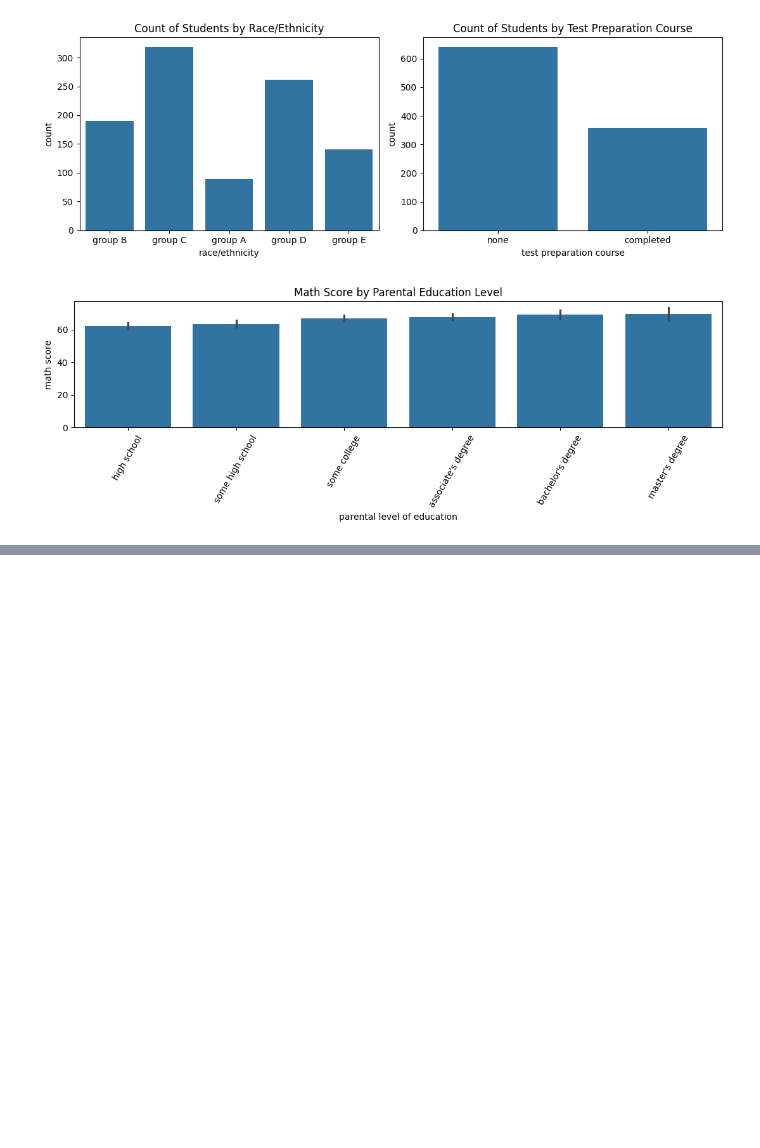
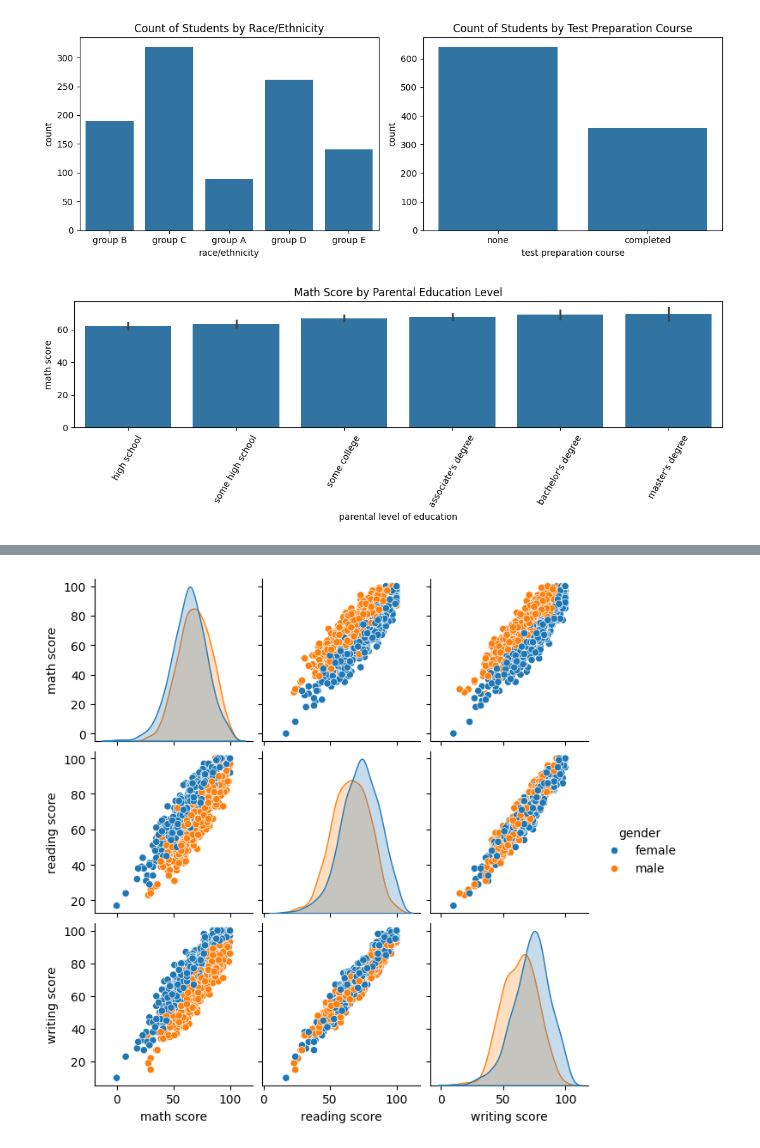
Before and after one commit to smchakma/ResearchWithSkillMoprh, a Jupyter notebook: Matplotlib_and_Seaborn.ipynb, the cells around one changed output, grey strips where cells are left out. Drawn from its saved outputs; the diff is of its cells as text; code cells hidden in the pictures; blank space fills up the shorter version.

```diff
--- a/Matplotlib_and_Seaborn.ipynb
+++ b/Matplotlib_and_Seaborn.ipynb
@@ -207,0 +230,8 @@ plt.show()
+# %%
+###pair plot
+
+sns.pairplot(students[['math score', 'reading score', 'writing score', 'gender']], hue = 'gender', height = 2.2)
+plt.savefig("/content/drive/MyDrive/Datasets/pair_plot_fig.png", dpi = 300, bbox_inches = 'tight')
+plt.show()
+# %% [output]
+[figure, added]
```
Also changed, not shown: parts of 2 cells of this notebook.
